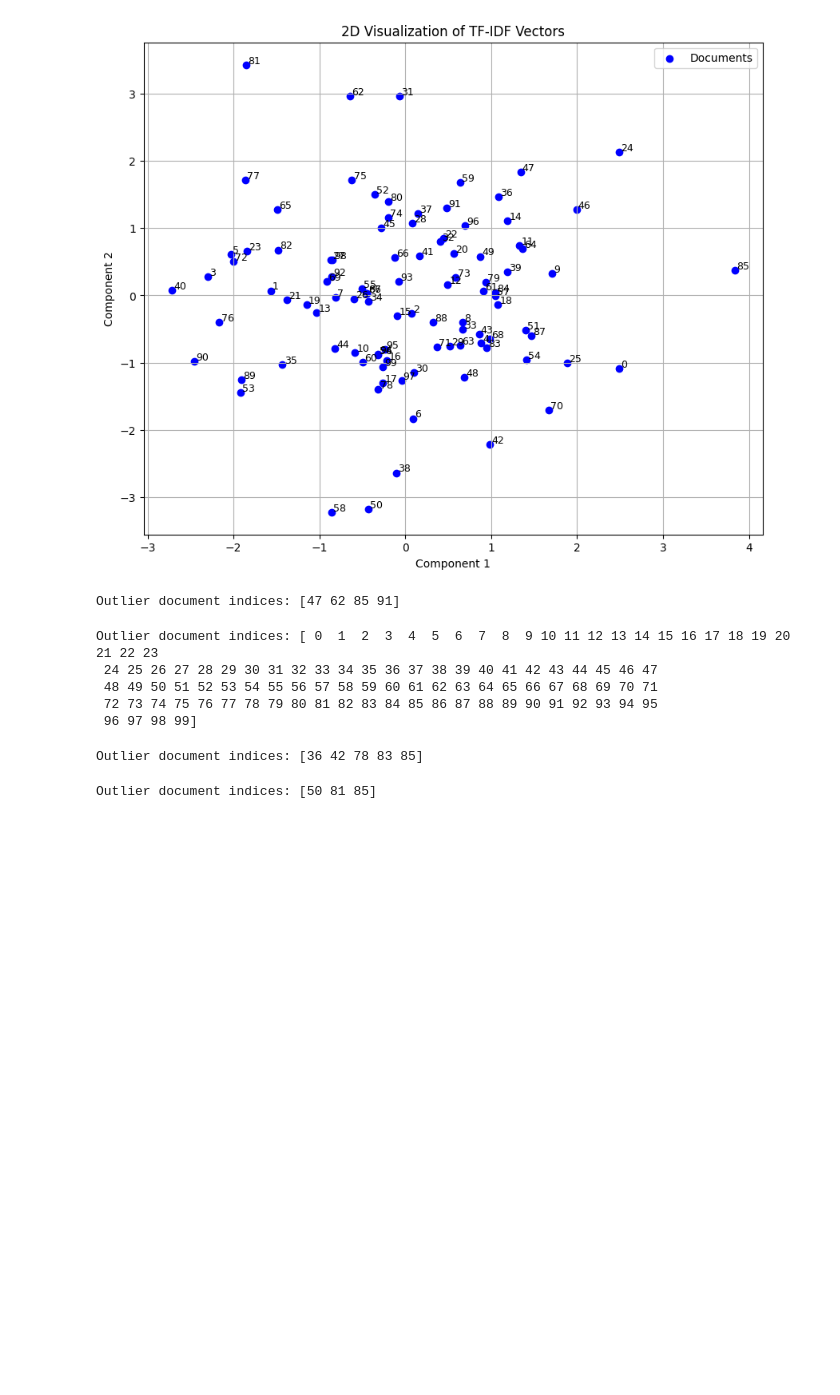
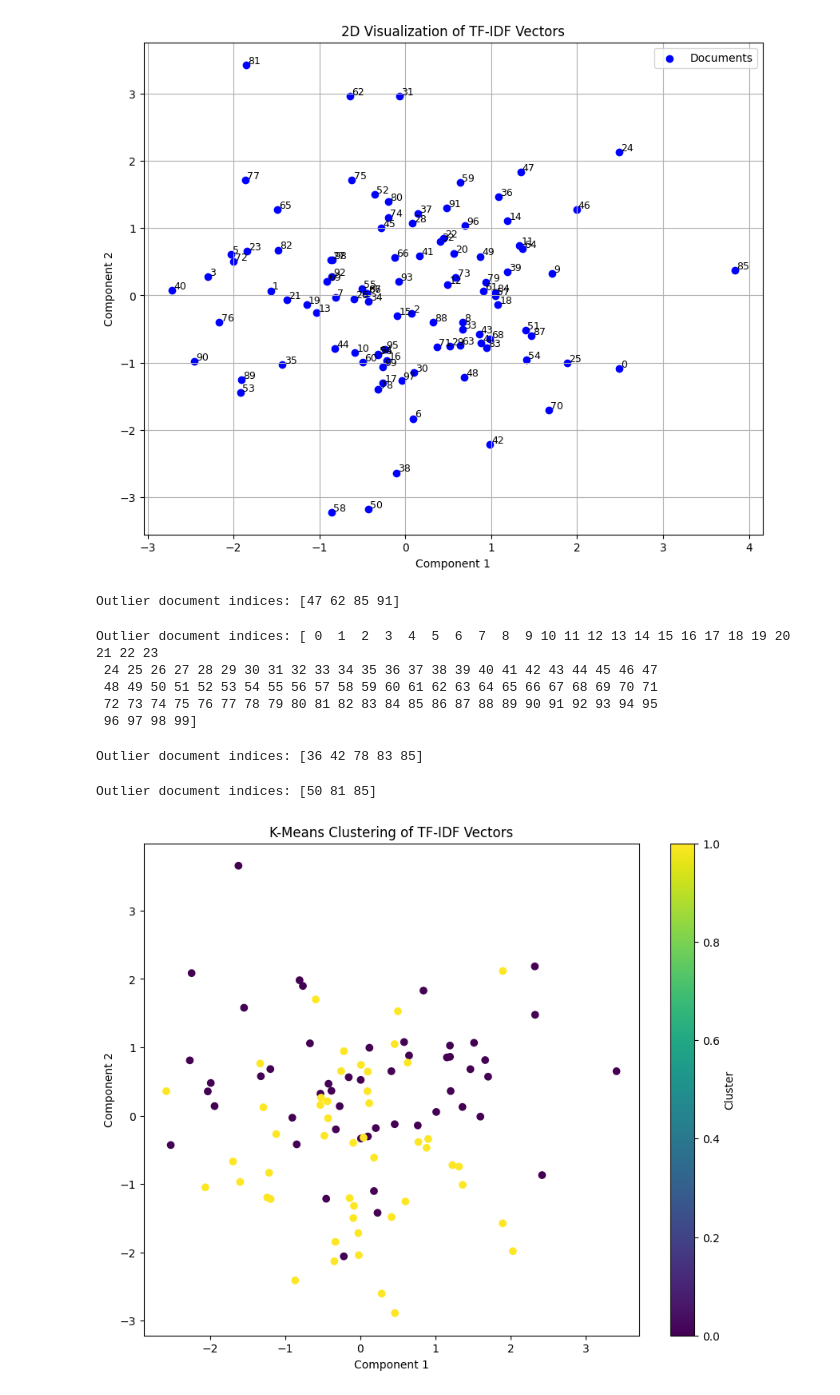
Before and after one commit to BojanCestnik/LBD_book, a Jupyter notebook: notebooks/ttt_ttt.ipynb, the cells around one changed output. Drawn from its saved outputs; the diff is of its cells as text; code cells hidden in the pictures; blank space fills up the shorter version.

```diff
--- a/notebooks/ttt_ttt.ipynb
+++ b/notebooks/ttt_ttt.ipynb
@@ -104,3 +104,31 @@ outlier_indices = np.where(distances_reduced > mean_distance_reduced + 2 * std_d
 print(f"Outlier document indices: {outlier_indices}")
 # %% [output]
 Outlier document indices: [50 81 85]
+# %%
+from sklearn.cluster import KMeans
+from sklearn.datasets import make_blobs
+import matplotlib.pyplot as plt
+
+# Assuming tfidf_matrix is already defined
+k = 2  # Number of clusters
+
+kmeans = KMeans(n_clusters=k, random_state=42)
+kmeans.fit(tfidf_matrix)
+
+labels = kmeans.labels_
+
+# Visualize the clusters using PCA to reduce dimensions to 2
+from sklearn.decomposition import PCA
+
+pca = PCA(n_components=2)
+reduced_data = pca.fit_transform(tfidf_matrix)
+
+plt.figure(figsize=(10, 8))
+plt.scatter(reduced_data[:, 0], reduced_data[:, 1], c=labels, cmap='viridis')
+plt.title("K-Means Clustering of TF-IDF Vectors")
+plt.xlabel("Component 1")
+plt.ylabel("Component 2")
+plt.colorbar(label="Cluster")
+plt.show()
+# %% [output]
+[figure, added]
```
Also changed, not shown: parts of 5 cells of this notebook, 5 other files.
